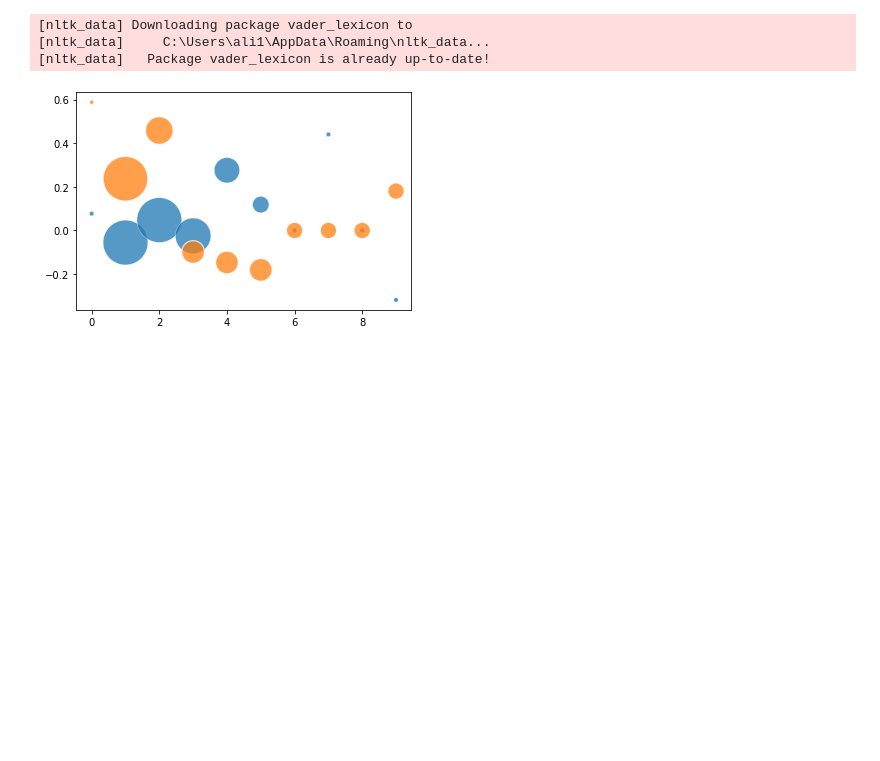
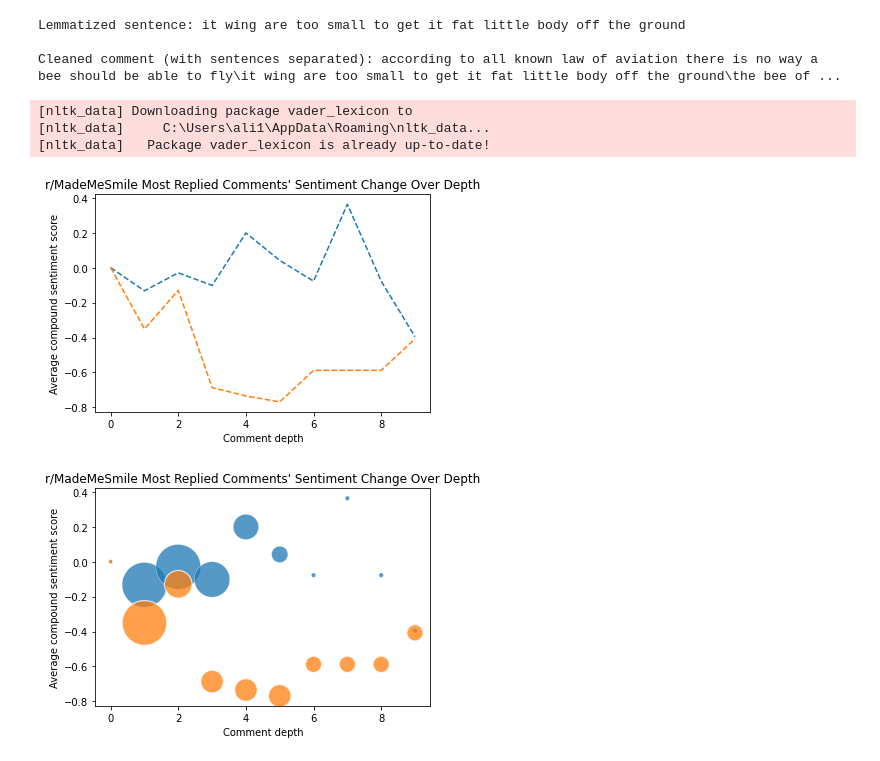
Before and after one commit to olincollege/reddit-sentiment, a Jupyter notebook: reddit-sentiment-analysis.ipynb, the cells around one changed output. Saved outputs shown, nothing was run; the diff lists cells and outputs as text; code cells hidden in the pictures; blank space fills up the shorter version.

Commit message:
Generate data visualizations

```diff
--- a/reddit-sentiment-analysis.ipynb
+++ b/reddit-sentiment-analysis.ipynb
@@ -2,6 +2,20 @@
 %load_ext autoreload
 %autoreload 2
 %matplotlib inline
+# %%
+from data_cleaning import clean_comment, lemmatize_sentence
+example_sentence = 'Its wings are too small to get its fat little body off the ground.'
+example_text = 'According to all known laws of aviation, there is no way a bee should be able to fly. \
+                Its wings are too small to get its fat little body off the ground. The bee, of course, \
+                flies anyway because bees don\'t care what humans think is impossible. \
+                Yellow, black. Yellow, black. Yellow, black. Yellow, black. Ooh, black and yellow!'
+
+print(f'Lemmatized sentence: {lemmatize_sentence(example_sentence)}\n')
+print(f'Cleaned comment (with sentences separated): {clean_comment(example_text)}')
+# %% [output]
+Lemmatized sentence: it wing are too small to get it fat little body off the ground
+
+Cleaned comment (with sentences separated): according to all known law of aviation there is no way a bee should be able to fly\it wing are too small to get it fat little body off the ground\the bee of ...
 # %%
 from sentiment_analysis import analyze_subreddit
 import matplotlib.pyplot as plt
@@ -24,4 +105,8 @@ def plot_subreddit_bubble(subreddit):
 # %%
-plot_subreddit_bubble('MadeMeSmile')
+subreddit = 'MadeMeSmile'
+sentiment_dicts = analyze_subreddit(subreddit)
+plot_sentiment_difference_line(subreddit, sentiment_dicts)
+plot_sentiment_difference_bubble(subreddit, sentiment_dicts)
 # %% [output]
-[figure, old version]
+[figure, new version]
+[figure, added]
```
Also changed, not shown: parts of 3 cells of this notebook.
